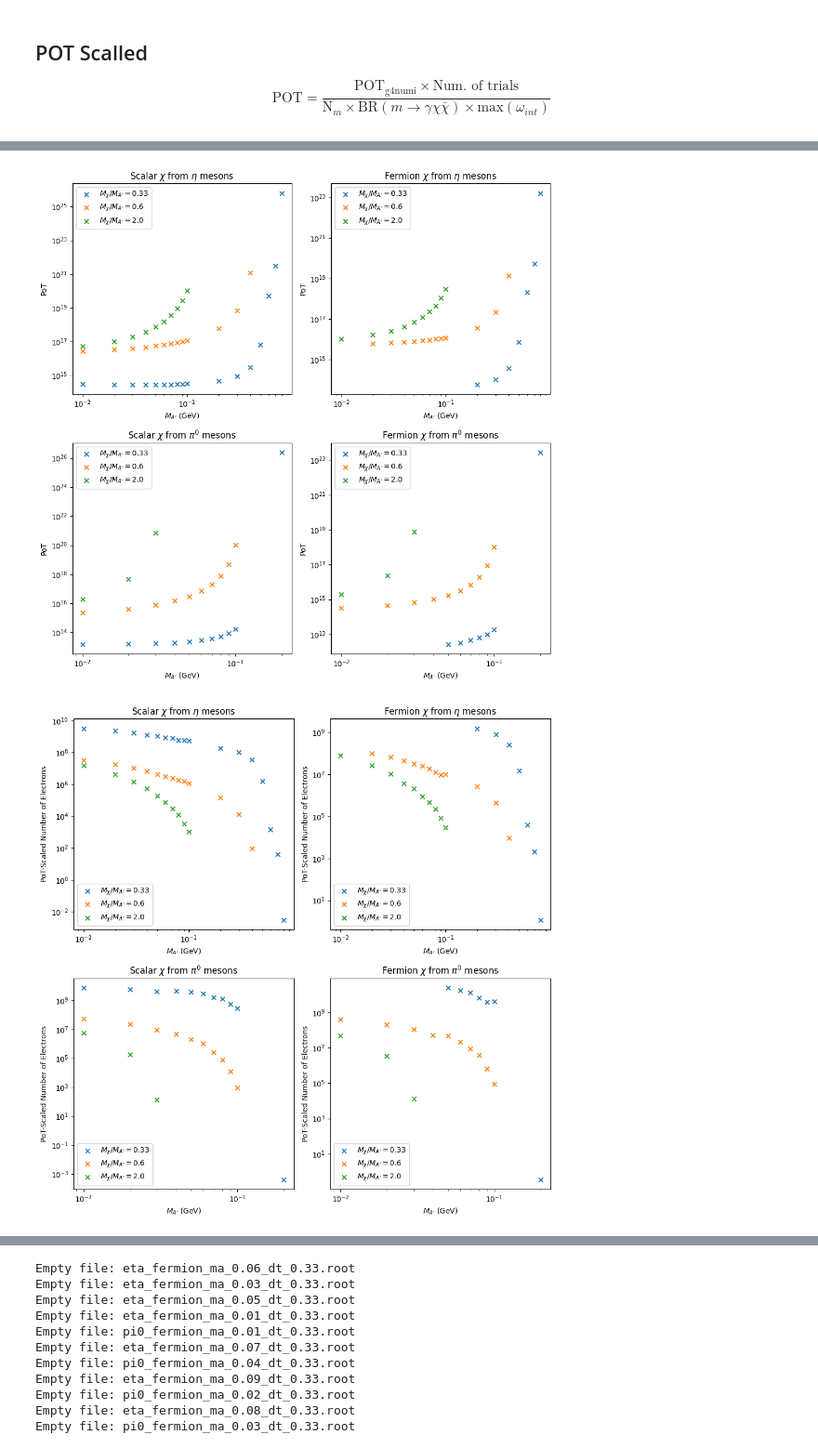
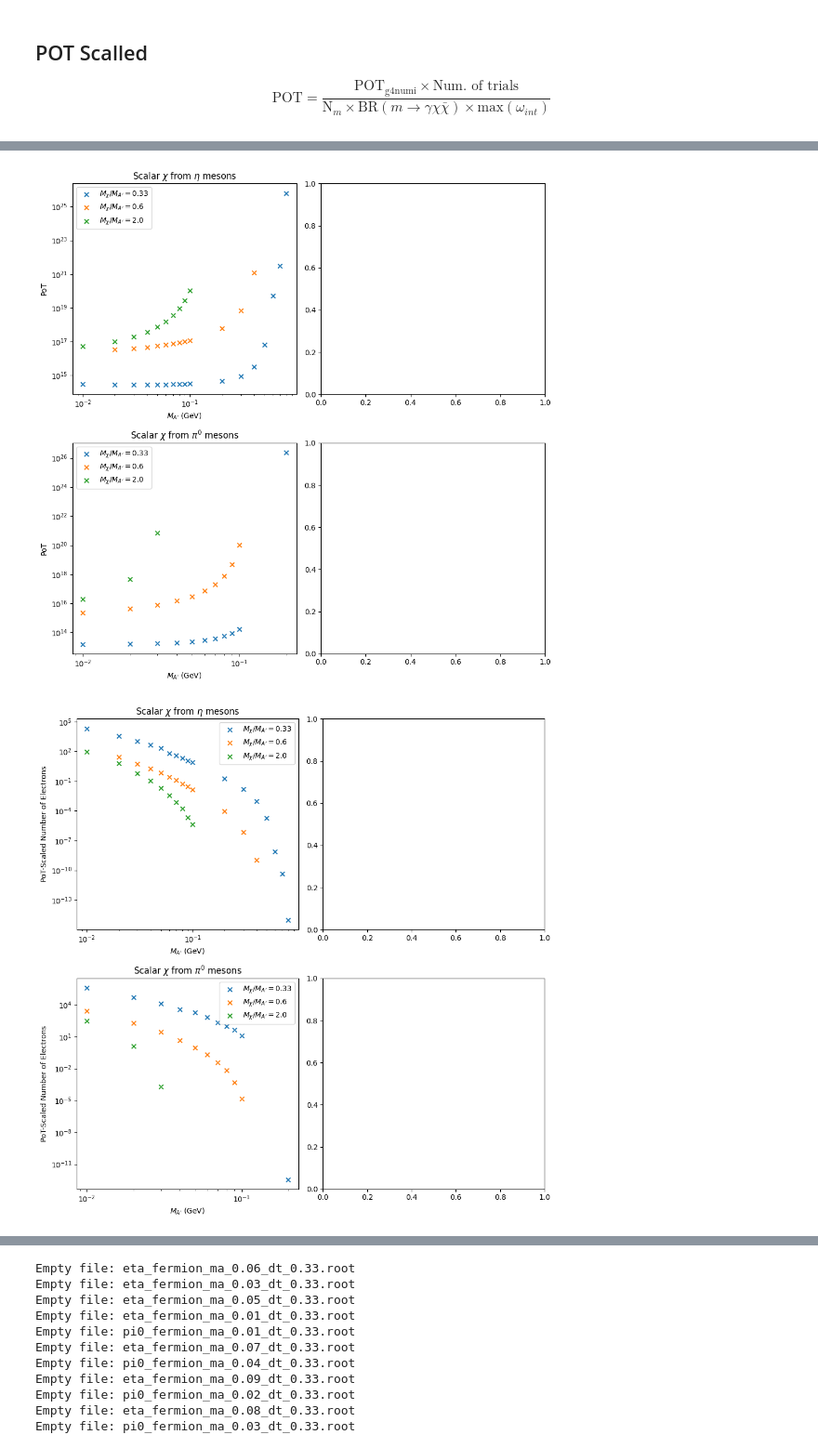
Before and after one commit to amh-137/DarkElectronScatter, a Jupyter notebook: notebooks/kinematics.ipynb, the cells around one changed output, grey strips where cells are left out. Shown: that part at 93% size. Drawn from its saved outputs; the diff is of its cells as text; code cells hidden in the pictures.

Commit message:
added pmax :-)

```diff
--- a/notebooks/kinematics.ipynb
+++ b/notebooks/kinematics.ipynb
@@ -89,7 +89,7 @@ print(fname_list)
 ##  POT Scalled
 $$ \text{POT} = \frac{\text{POT}_\text{g4numi}\times\text{Num. of trials}}{\text{N}_m\times \text{BR}(m \rightarrow \gamma \chi \bar\chi) \times \text{max}(\omega_{int})} $$
 # %%
-POT_run1_microboone = 2e20 # From online i found run 1 to be 2e20 and 1.9e20 and 2.2e20
+POT_run1_microboone = 1e21 # From online i found run 1 to be 2e20 and 1.9e20 and 2.2e20
 import sys
 sys.path.append("../")
 from src.PoT_scalling import pot_scale
@@ -115,7 +115,9 @@ for dm_type in data_types:
                 continue
             tot_pot = f["pot_tree"]["tot_pot"].array()
             N_electrons = f["elecron_tree"].numentries
-            pot_scaled_n_el = pot_scale(N_electrons, tot_pot, POT_run1_microboone)
+            pmax = f["pot_tree"]["pmax"].array()
+            pot_scaled_n_el = pot_scale(N_electrons, tot_pot, POT_run1_microboone) * pmax
+
             pot_df.loc[i] = {"DM_type":dm_type, "meson":file.split('_')[0], "dt":file.split('_')[5][:-5], "MA":file.split('_')[3], "POT":tot_pot, "N-electons":N_electrons, "PoT-Scaled-N-electrons":pot_scaled_n_el}
             i += 1
 # %% [output]
@@ -154,7 +142,7 @@ ax4 = fig4.subplots(2,2)
 
 i = 0
 j = 0
-for dm_type in data_types:
+for dm_type in ["scalar"]:#data_types:
     for meson in ["eta", "pi0"]:
         fig = plt.figure()
         ax = fig.add_subplot(111)
@@ -184,32 +172,32 @@ for dm_type in data_types:
             ax4[i,j].set(title=f"{dm_type.capitalize()} "+r"$\chi$ from "+rf"{m_string} mesons", xlabel=r"$M_{A'}$ (GeV)", ylabel="PoT-Scaled Number of Electrons")
 
 
         i += 1
 
 
         ax.legend()
         if meson == "pi0":
             m_string = r"$\pi^0$"
         else:
             m_string = r"$\eta$"
         ax.set(title=r"PoT vs $M_{A'}$ for " + f"{dm_type} " + r"$\chi$ from " + rf"{m_string} mesons",
                 xlabel=r"$M_A'$ (GeV)", ylabel="PoT")
         ax.loglog()
         fig.savefig(f"../plots/PoT/pot_vs_ma_{dm_type}_{meson}.png")
 
         ax3.legend()
         ax3.loglog()
         ax3.set(title=r"PoT-Scaled Number of Electrons vs $M_{A'}$ for " + f"{dm_type} " + r"$\chi$ from " + rf"{m_string} mesons",
                 xlabel=r"$M_A'$ (GeV)", ylabel="PoT-Scaled Number of Electrons")
         fig3.savefig(f"../plots/PoT/n_e_pot_scaled_vs_ma_{dm_type}_{meson}.png")
 
     i=0
     j+=1
 
 fig2.tight_layout()
 fig2.savefig(f"../plots/PoT/pot_vs_ma_all.png")
 fig4.tight_layout()
 fig4.savefig(f"../plots/PoT/n_e_pot_scaled_vs_ma_all.png")
 # %% [output]
-[figure, old version]
+[figure, new version]
-[figure, old version]
+[figure, new version]
```
Also changed, not shown: parts of 3 cells of this notebook.
